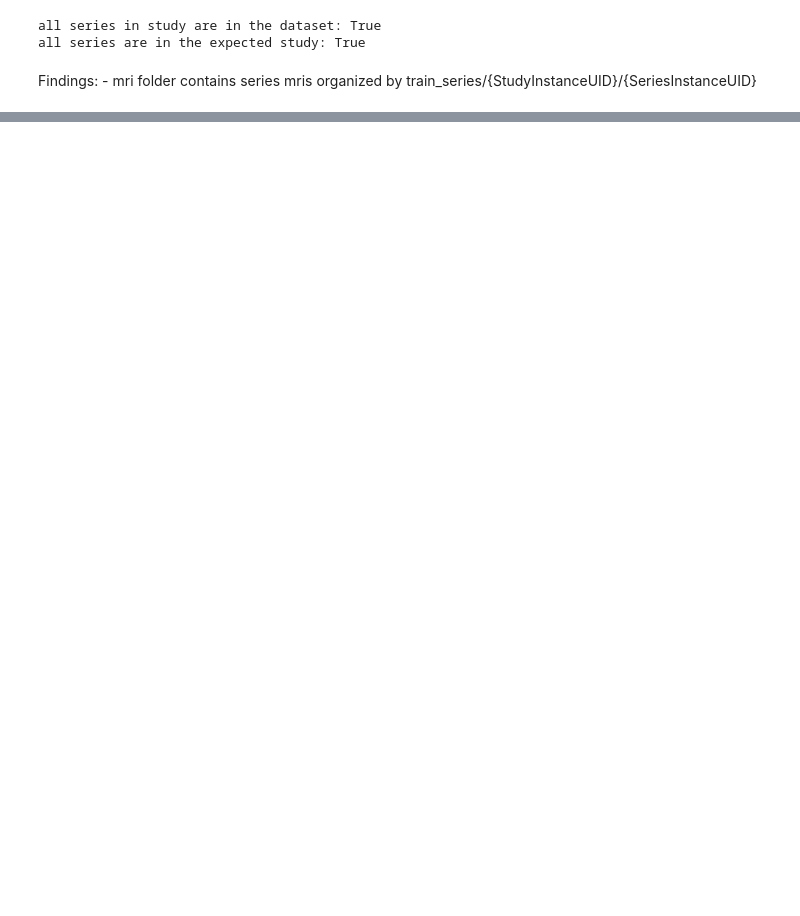
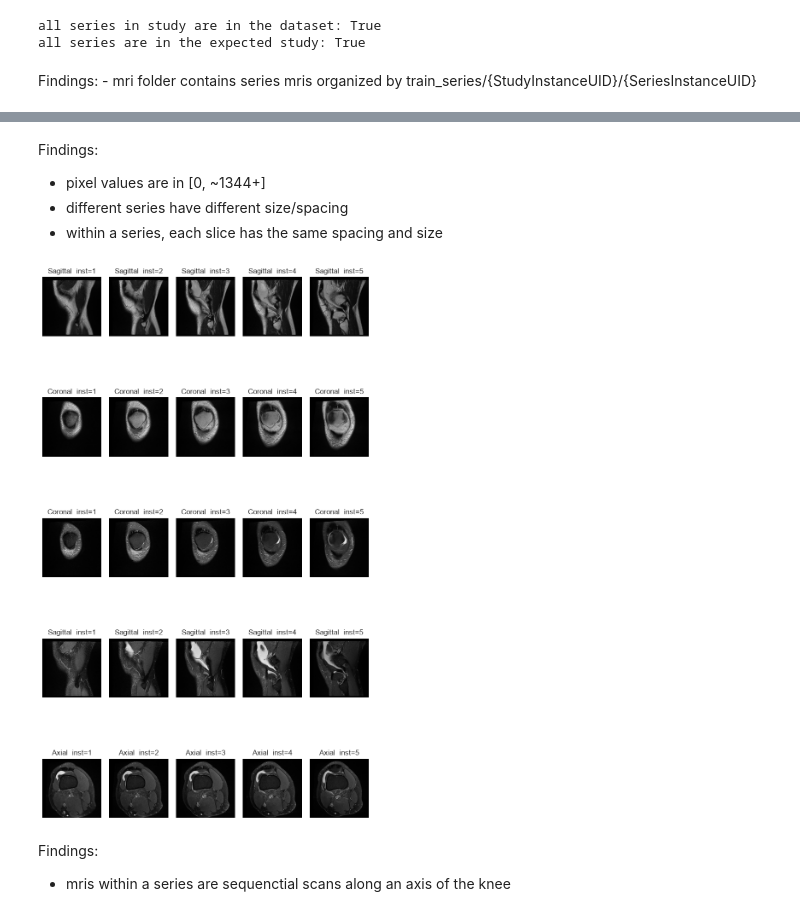
Before and after one commit to paramtully/RSNA-Knee-Abnormality-Detection, a Jupyter notebook: analysis.ipynb, the cells around one changed output, grey strips where cells are left out. Saved outputs shown, nothing was run; the diff lists cells and outputs as text; code cells hidden in the pictures; blank space fills up the shorter version.

Commit message:
added analysis of mri meta data and  visualization of images to the notebook

```diff
--- a/analysis.ipynb
+++ b/analysis.ipynb
@@ -329,0 +383,44 @@ Findings:
+# %% [markdown]
+Findings:
+- pixel values are in [0, ~1344+]
+- different series have different size/spacing
+- within a series, each slice has the same spacing and size
+# %%
+# One figure: rows = series, cols = first 2 slices (by InstanceNumber).
+n_cols = 5
+preview = (
+    slice_meta.sort_values(["SeriesInstanceUID", "InstanceNumber"])
+    .groupby("SeriesInstanceUID", as_index=False)
+    .head(n_cols)
+    .merge(
+        train_series[["SeriesInstanceUID", "Anatomical_Plane", "Fluid_Sensitive", "Fat_Suppression"]],
+        on="SeriesInstanceUID",
+        how="left",
+    )
+)
+
+series_ids = list(preview["SeriesInstanceUID"].unique())
+n_series = len(series_ids)
+fig, axes = plt.subplots(n_series, n_cols, figsize=(8, 3 * n_series), squeeze=False)
+
+for row_idx, series_id in enumerate(series_ids):
+    series_slices = preview.loc[preview["SeriesInstanceUID"] == series_id]
+    for col_idx in range(n_cols):
+        ax = axes[row_idx, col_idx]
+        if col_idx >= len(series_slices):
+            ax.axis("off")
+            continue
+        slice_row = series_slices.iloc[col_idx]
+        ds = pydicom.dcmread(slice_row["path"])
+        pixels = ds.pixel_array
+        ax.imshow(pixels, cmap="gray", vmin=int(pixels.min()), vmax=int(pixels.max()))
+        ax.axis("off")
+        ax.set_title(f"{slice_row['Anatomical_Plane']}  inst={int(slice_row['InstanceNumber'])}")
+
+fig.tight_layout()
+plt.show()
+# %% [output]
+[figure, added]
+# %% [markdown]
+Findings:
+- mris within a series are sequenctial scans along an axis of the knee
```
Also changed, not shown: parts of 1 cell of this notebook, 1 other file.
